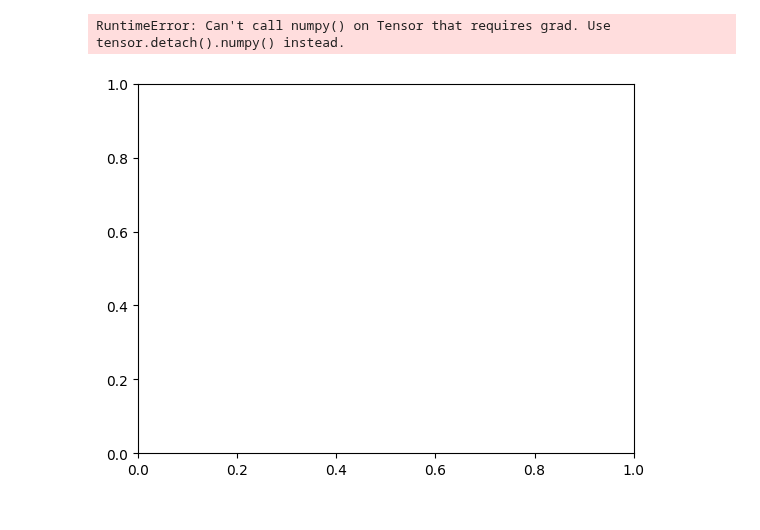
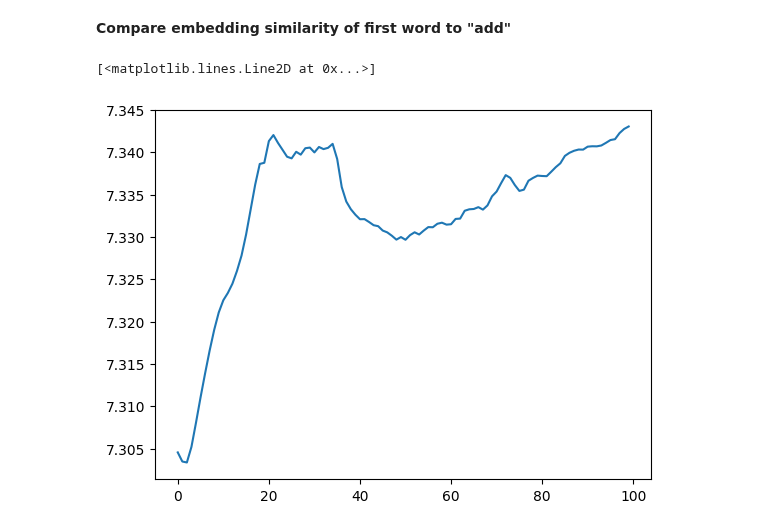
Before and after one commit to csinva/iprompt, a Jupyter notebook: notebooks/02_llm_toy_ex.ipynb, the cells around one changed output. Saved outputs shown, nothing was run; the diff lists cells and outputs as text; code cells hidden in the pictures.

Commit message:
further dissect embeddings

```diff
--- a/notebooks/02_llm_toy_ex.ipynb
+++ b/notebooks/02_llm_toy_ex.ipynb
@@ -37,3 +63,10 @@ unembed(torch.Tensor(embs[-1])).shape
+# %% [markdown]
+**Compare embedding similarity of first word to "add"**
 # %%
-input_add = tokenizer(['add'], return_tensors="pt")['input_ids']
+input_add = tokenizer(['sum'], return_tensors="pt")['input_ids']
 emb_add = model._modules['transformer'].wte(input_ids[0]).squeeze()
+embs_all = torch.Tensor(embs)[:, 0, 0]
+plt.plot((embs_all @ emb_add).detach().tolist())
+# %% [output]
+[<matplotlib.lines.Line2D at 0x...>]
+[figure, added]
@@ -42,5 +72,0 @@ embs_all = torch.Tensor(embs)[:, 0, 0]
-# %%
-plt.plot((d).detach().flatten().numpy()))
-# %% [output]
-RuntimeError: Can't call numpy() on Tensor that requires grad. Use tensor.detach().numpy() instead.
-[figure, removed]
```
Also changed, not shown: parts of 10 cells of this notebook, 2 other files.
